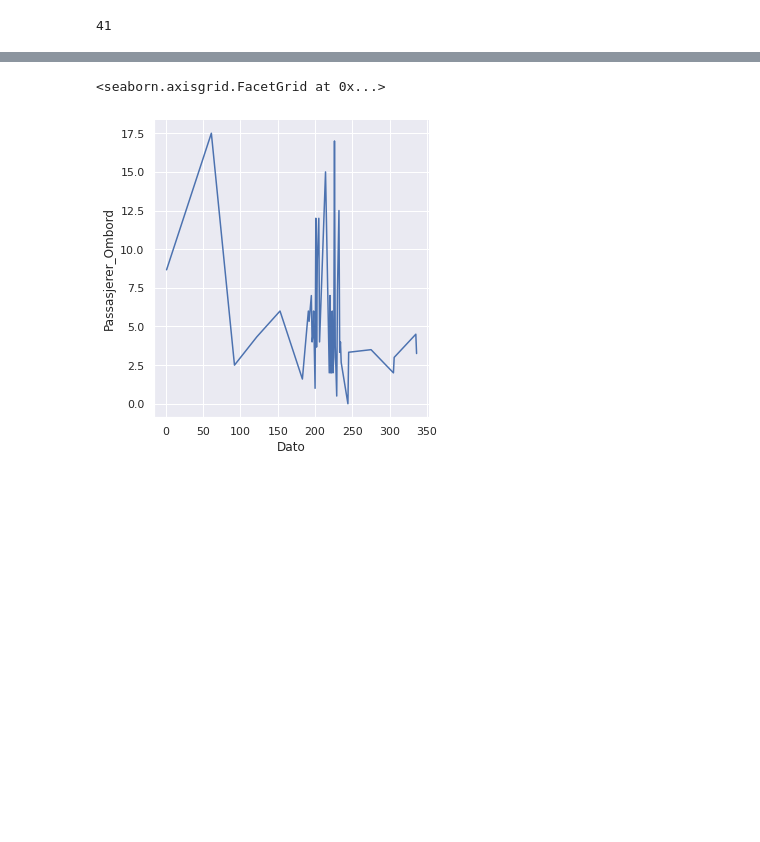
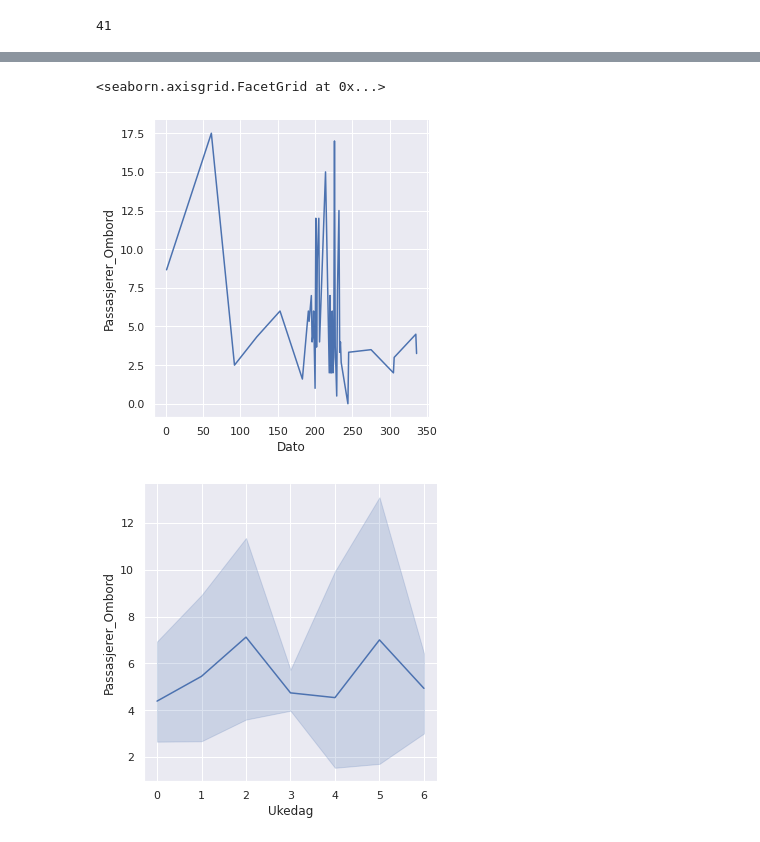
Before and after one commit to ulsin/ai-oblig-2, a Jupyter notebook: oblig2.ipynb, the cells around one changed output, grey strips where cells are left out. Saved outputs shown, nothing was run; the diff lists cells and outputs as text; code cells hidden in the pictures; blank space fills up the shorter version.

```diff
--- a/oblig2.ipynb
+++ b/oblig2.ipynb
@@ -192,7 +199,11 @@ dataf
 # %%
 sns.relplot(x="Dato", y="Passasjerer_Ombord", kind="line", data=dataf)
+sns.relplot(x="Ukedag", y="Passasjerer_Ombord", kind="line", data=dataf)
+
 
 # even thought the other columns got a bit scuffed, then we see that the plot itself becomes much cleaner
+# Grouping on weekday might give us better values for regression algorithm
 # %% [output]
 <seaborn.axisgrid.FacetGrid at 0x...>
 [figure]
+[figure, added]
```
Also changed, not shown: parts of 6 cells of this notebook.
